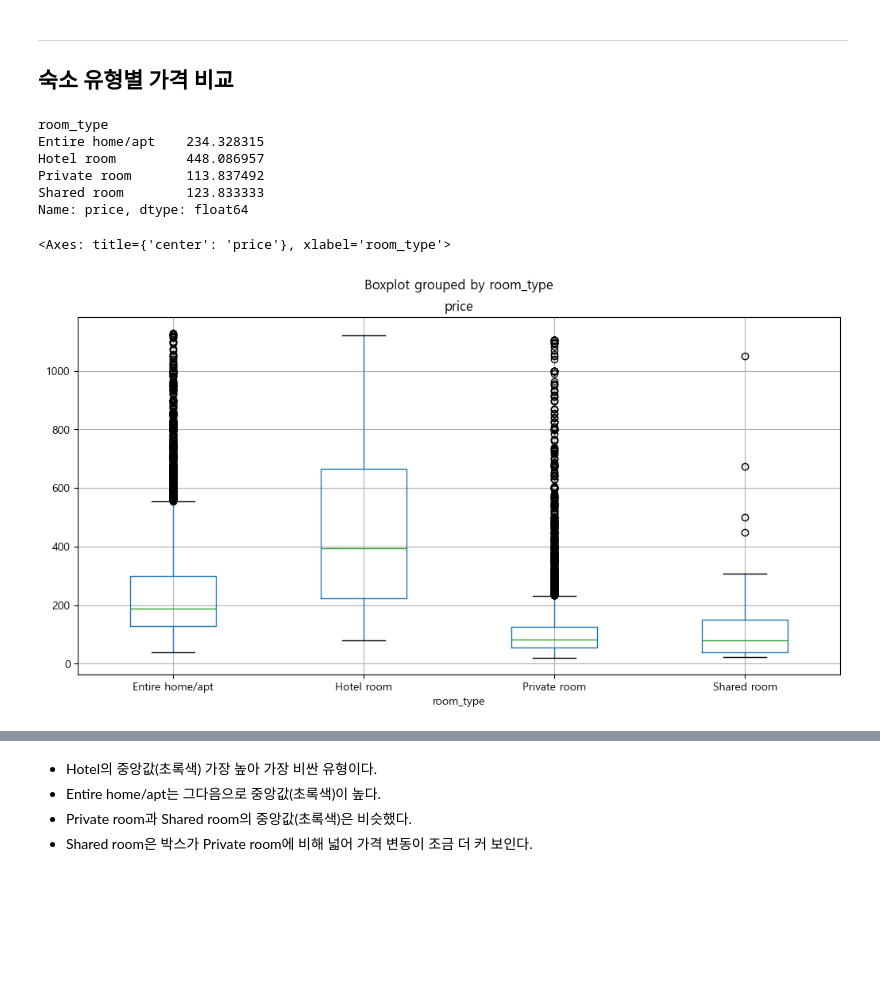
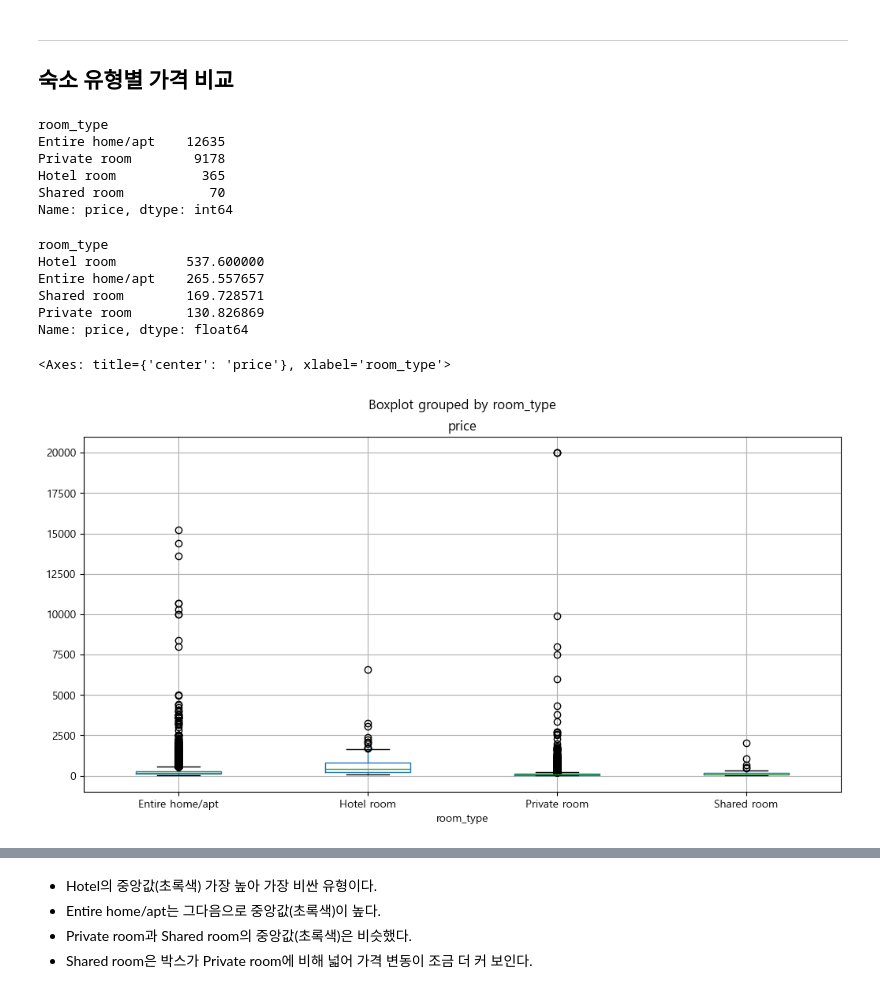
Before and after one commit to KyungminChang/data-analysis-project-BBB, a Jupyter notebook: 02_basic_statistics.ipynb, the cells around one changed output, grey strips where cells are left out. Saved outputs shown, nothing was run; the diff lists cells and outputs as text; code cells hidden in the pictures; blank space fills up the shorter version.

```diff
--- a/02_basic_statistics.ipynb
+++ b/02_basic_statistics.ipynb
@@ -68,26 +68,5 @@ print("="*60)
 한글 폰트 설정 완료!
 ============================================================
 # %%
-#필요한 컬럼 37개만 가져오기
-df = pd.read_csv("data/2025_Airbnb_NYC_listings.csv", index_col=0)
-
-choice = [
-    "id","name","description","host_id","host_since","host_response_time",
-    "host_response_rate","host_acceptance_rate","host_is_superhost",
-    "neighbourhood_cleansed","neighbourhood_group_cleansed",
-    "latitude","longitude","property_type","room_type","accommodates",
-    "bedrooms","beds","amenities","price","availability_365",
-    "number_of_reviews","number_of_reviews_ltm",
-    "estimated_occupancy_l365d","estimated_revenue_l365d",
-    "review_scores_rating","review_scores_accuracy","review_scores_cleanliness",
-    "review_scores_checkin","review_scores_communication","review_scores_location",
-    "review_scores_value",
-    "calculated_host_listings_count",
-    "calculated_host_listings_count_entire_homes",
-    "calculated_host_listings_count_private_rooms",
-    "calculated_host_listings_count_shared_rooms",
-    "reviews_per_month"
-]
-
-df_ch = df[choice]
-df_ch.head()
+#데이터 불러오깅
+df = pd.read_csv("data/first_clean_data.csv", index_col=0)
@@ -168,19 +142,28 @@ df_ch = df_ch.loc[df_ch['log_price'].between(lower_log, upper_log)].copy()
 # %% [markdown]
 ---
 ## 숙소 유형별 가격 비교
+# %%
+df.groupby("room_type")["price"].count().sort_values(ascending=False)
+# %% [output]
+room_type
+Entire home/apt    12635
+Private room        9178
+Hotel room           365
+Shared room           70
+Name: price, dtype: int64
 # %%
-df_ch.groupby("room_type")["price"].mean()
+df.groupby("room_type")["price"].mean().sort_values(ascending=False)
 # %% [output]
 room_type
-Entire home/apt    234.328315
-Hotel room         448.086957
-Private room       113.837492
-Shared room        123.833333
+Hotel room         537.600000
+Entire home/apt    265.557657
+Shared room        169.728571
+Private room       130.826869
 Name: price, dtype: float64
 # %%
-df_ch.boxplot(column="price", by="room_type")
+df.boxplot(column="price", by="room_type")
 # %% [output]
 <Axes: title={'center': 'price'}, xlabel='room_type'>
-[figure, old version]
+[figure, new version]
 # %%
 # 가격 log씌워서 boxplot
```
Also changed, not shown: parts of 26 cells of this notebook, 1 other file.
